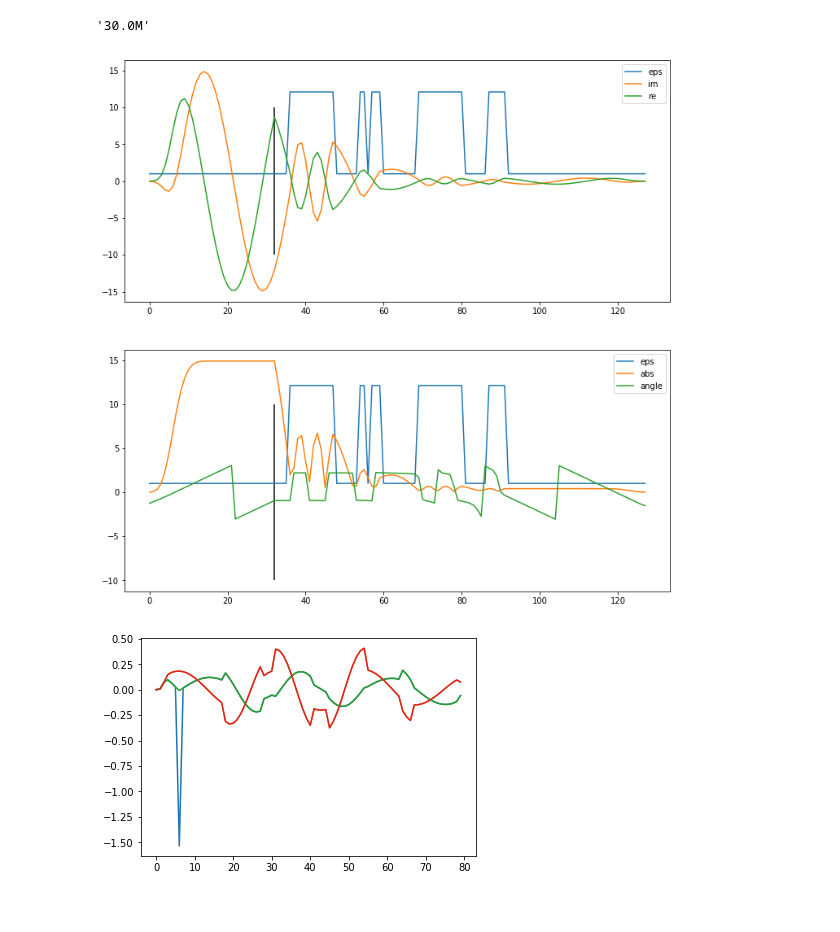
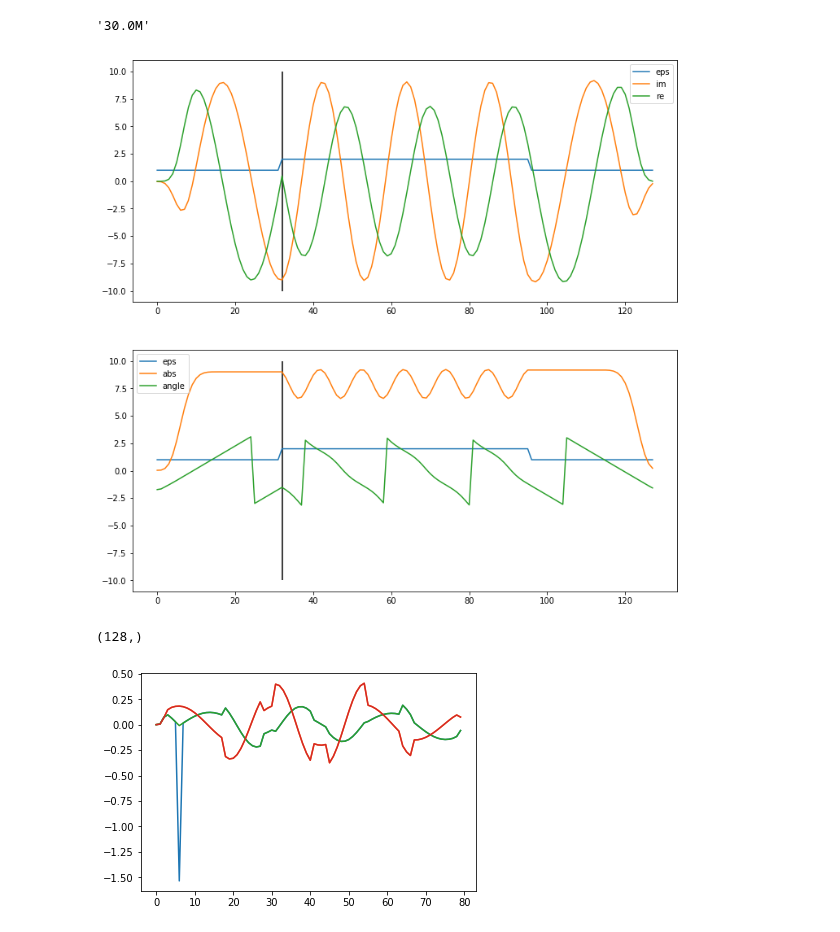
Before and after one commit to bencbartlett/neural-maxwell, a Jupyter notebook: neural_maxwell/notebooks/Angler_tests.ipynb, the cells around one changed output. Drawn from its saved outputs; the diff is of its cells as text; code cells hidden in the pictures.

```diff
--- a/neural_maxwell/notebooks/Angler_tests.ipynb
+++ b/neural_maxwell/notebooks/Angler_tests.ipynb
@@ -29,14 +29,14 @@ DL = 0.05
 # L0 = 1e-6
 MODE = "Ez"
 # %%
-# OMEGA = 1.215e15
-# MU0 = 4 * np.pi * 10**-7
-# EPSILON0 =  8.854187817620e-12
-# SCALE = 1e-15
-# C = 299792458.0
-# L0 = 1e-6
-# PIXEL_SIZE = DL * L0
-# wavelength = 2 * np.pi * C / OMEGA
+OMEGA = 1.215e15
+MU0 = 4 * np.pi * 10**-7
+EPSILON0 =  8.854187817620e-12
+SCALE = 1e-15
+C = 299792458.0
+L0 = 1e-6
+PIXEL_SIZE = DL * L0
+wavelength = 2 * np.pi * C / OMEGA
 # %%
 # total_length = DEVICE_LENGTH + 2 * CAVITY_BUFFER + 2 * NPML
 
@@ -66,8 +66,8 @@ MODE = "Ez"
 
 #     return curl_curl.todense(), other.todense()
 # %%
-epsilons = perm_random_number_alternating_layers(s=DEVICE_LENGTH, eps1=1.0, eps2=eps_si)
-# epsilons = np.ones(DEVICE_LENGTH)
+# epsilons = perm_random_number_alternating_layers(s=DEVICE_LENGTH, eps1=1.0, eps2=eps_si)
+epsilons = 2*np.ones(DEVICE_LENGTH)
 # epsilons[150:] = 3
 
 total_length = DEVICE_LENGTH + 2 * CAVITY_BUFFER + 2 * NPML
@@ -108,34 +108,38 @@ fix, ax = plt.subplots(2,1, figsize = (12,12))
 ax[0].plot(perms, label="eps")
 ax[0].plot(np.imag(Ez), label="im")
 ax[0].plot(np.real(Ez), label="re")
 ax[0].vlines(src_x, -10,10)
 # ax[0].set_ylim([-10,10])
 ax[0].legend()
 
 ax[1].plot(perms, label="eps")
 ax[1].plot(np.abs(Ez), label="abs")
 ax[1].plot(np.angle(Ez), label="angle")
 ax[1].vlines(src_x, -10,10)
 ax[1].legend()
 # ax[1].set_ylim([-10,10])
 plt.show()
 
 
 # fix, ax = plt.subplots(2,1, figsize = (12,12))
 # ax[0].plot(perms[0], label="eps")
 # ax[0].plot(np.imag(Ez[0]), label="im")
 # ax[0].plot(np.real(Ez[0]), label="re")
 # ax[0].vlines(src_x, -10,10)
 # ax[0].legend()
 
 # ax[1].plot(perms[0], label="eps")
 # ax[1].plot(np.abs(Ez[0]), label="abs")
 # # ax[1].plot(np.angle(Ez[0])+DL*np.abs(np.arange(-total_length//2, total_length//2)), label="angle")
 # ax[1].plot(np.angle(Ez[0]), label="angle")
 # ax[1].legend()
 # plt.show()
 # %% [output]
-[figure, old version]
+[figure, new version]
+# %%
+Ez.shape
+# %% [output]
+(128,)
 # %%
 curl_op, eps_op = get_A_ops_1d(np.ones(perms.shape), NPML)
 curl_op = np.asarray(curl_op)
```
Also changed, not shown: parts of 1 cell of this notebook, 6 other files.
